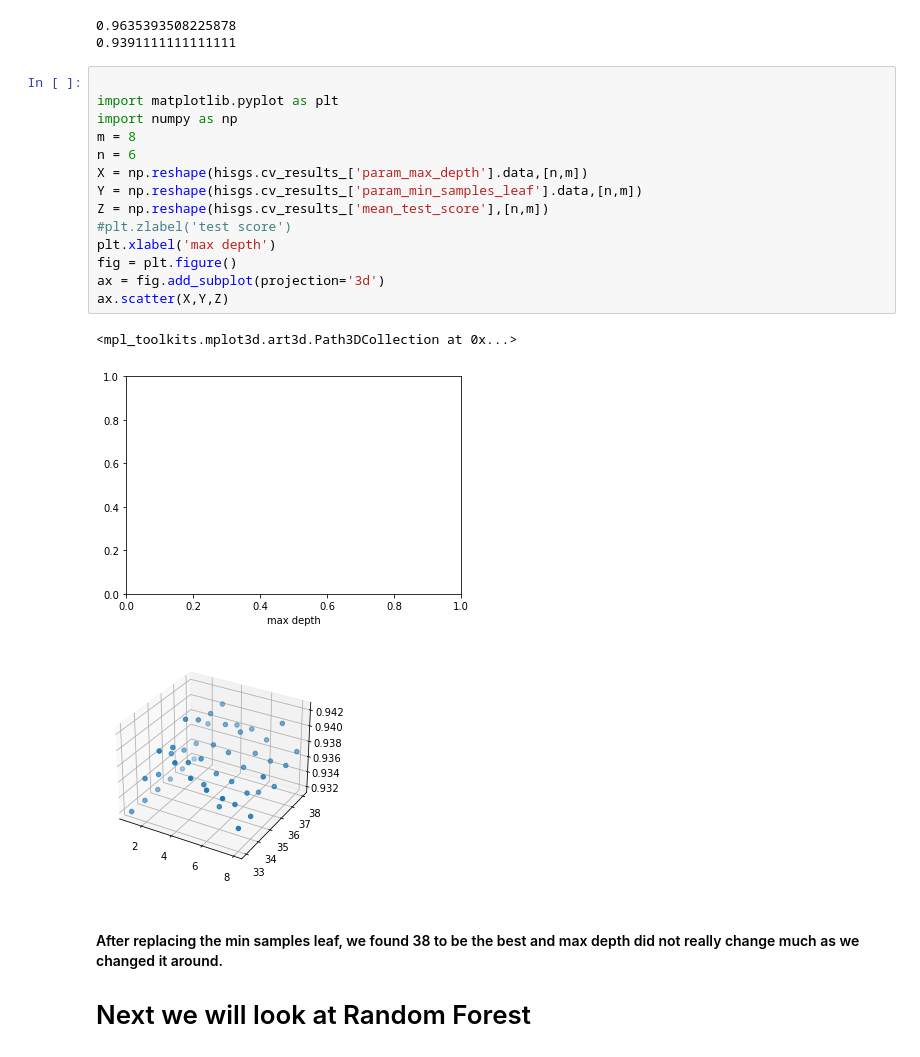
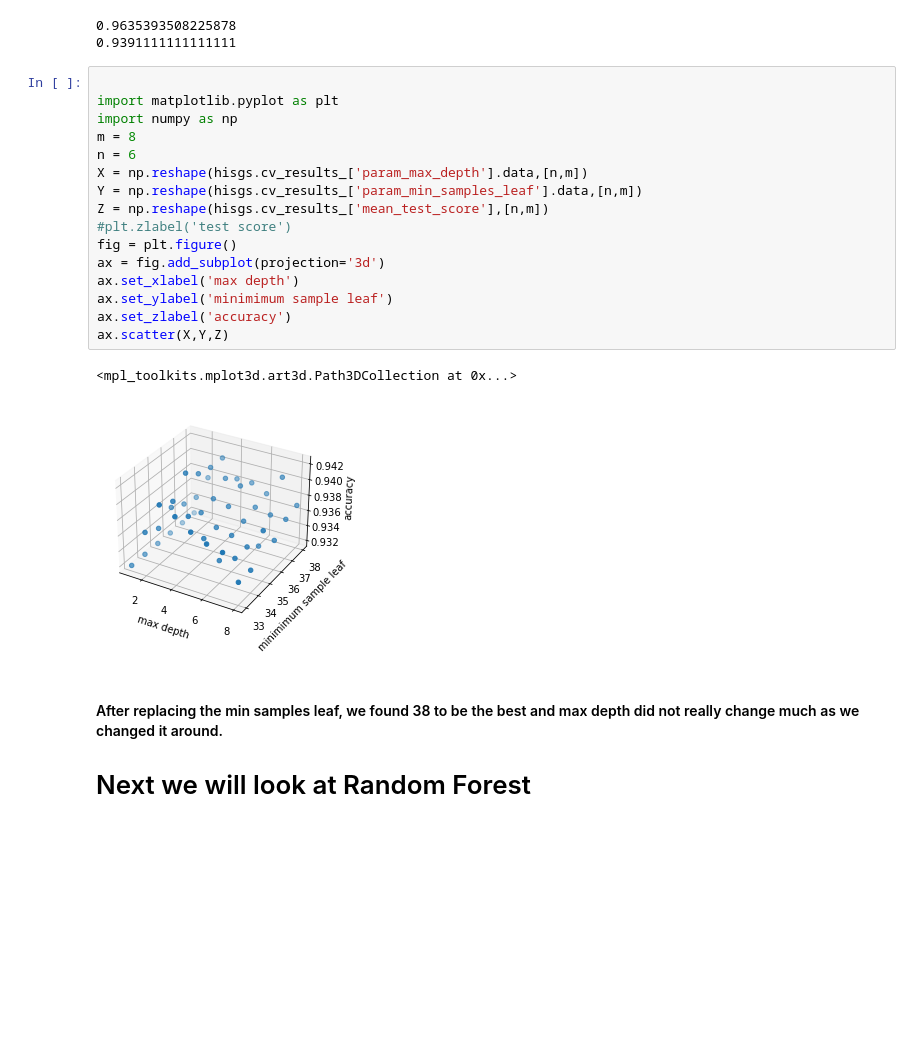
Before and after one commit to ma7thmaster/NewFootballAnalyticsCleaned, a Jupyter notebook: models/model_selection.ipynb, the cells around one changed output. Drawn from its saved outputs; the diff is of its cells as text; blank space fills up the shorter version.

```diff
--- a/models/model_selection.ipynb
+++ b/models/model_selection.ipynb
@@ -66,21 +66,22 @@ print(test_acc)
 # %%
 
 import matplotlib.pyplot as plt
 import numpy as np
 m = 8
 n = 6
 X = np.reshape(hisgs.cv_results_['param_max_depth'].data,[n,m])
 Y = np.reshape(hisgs.cv_results_['param_min_samples_leaf'].data,[n,m])
 Z = np.reshape(hisgs.cv_results_['mean_test_score'],[n,m])
 #plt.zlabel('test score')
-plt.xlabel('max depth')
 fig = plt.figure()
 ax = fig.add_subplot(projection='3d')
+ax.set_xlabel('max depth')
+ax.set_ylabel('minimimum sample leaf')
+ax.set_zlabel('accuracy')
 ax.scatter(X,Y,Z)
 # %% [output]
 <mpl_toolkits.mplot3d.art3d.Path3DCollection at 0x...>
-[figure, old version]
+[figure, new version]
-[figure, removed]
 # %% [markdown]
 #### After replacing the min samples leaf, we found 38 to be the best and max depth did not really change much as we changed it around.
 
```
